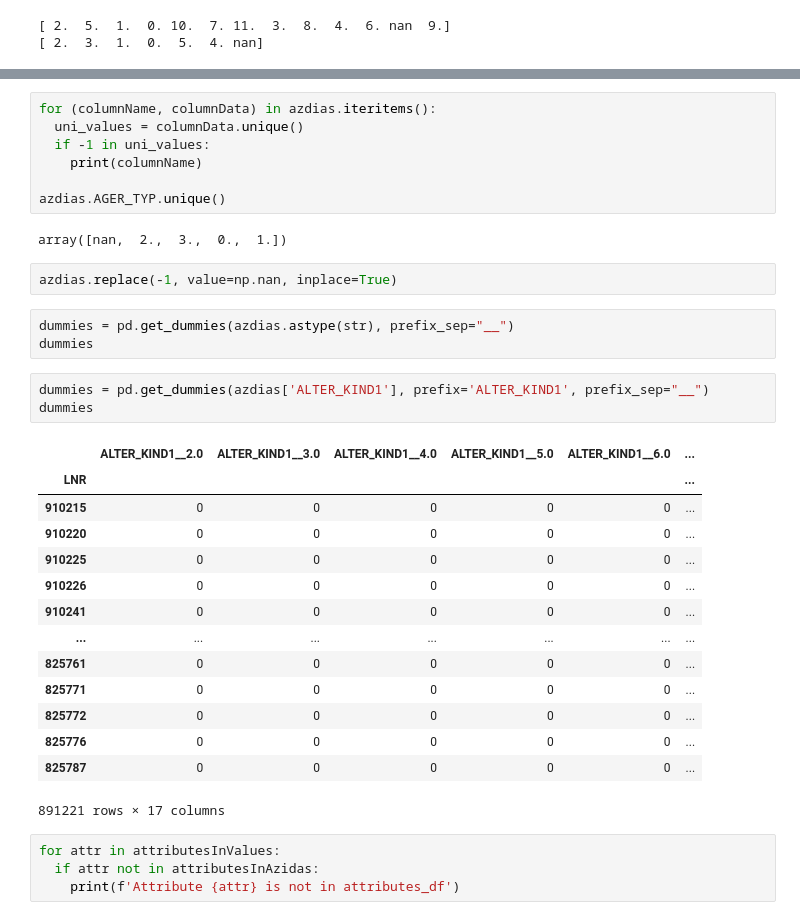
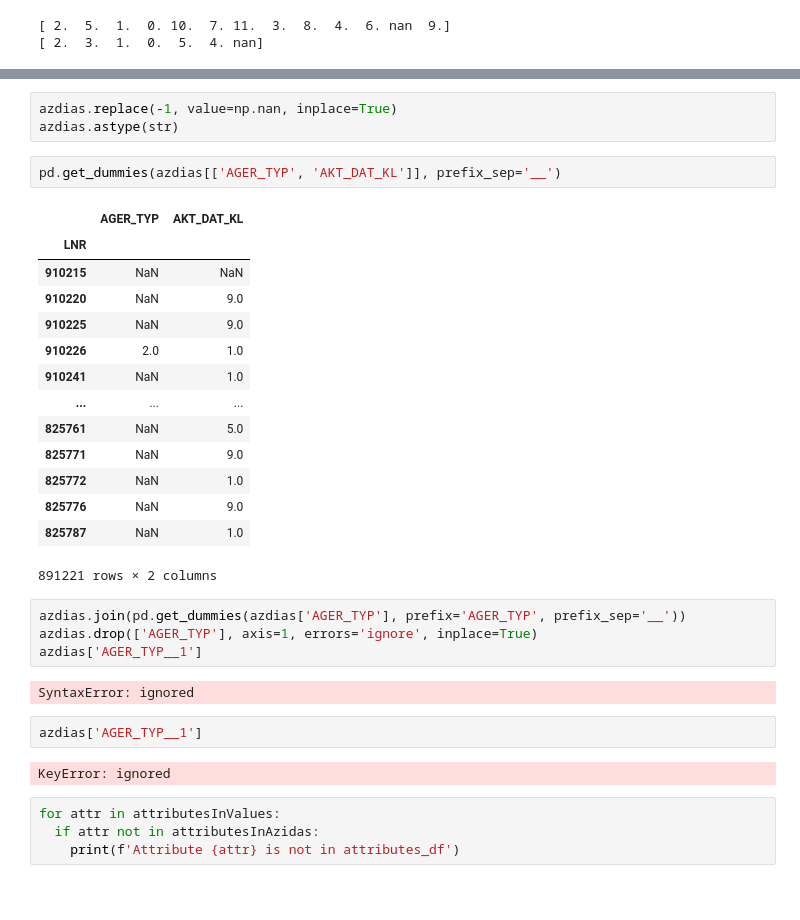
Before and after one commit to lqiang79/Java-Interview, a Jupyter notebook: Arvato_Project_Workbook_zh.ipynb, the cells around one changed output, grey strips where cells are left out. Drawn from its saved outputs; the diff is of its cells as text; blank space fills up the shorter version.

Commit message:
can not use the get_dummies

```diff
--- a/Arvato_Project_Workbook_zh.ipynb
+++ b/Arvato_Project_Workbook_zh.ipynb
@@ -594,35 +544,33 @@ WOHNDAUER_2008 has value [nan  9.  8.  3.  4.  5.  6.  2.  7.  1.]
-# %%
-for (columnName, columnData) in azdias.iteritems():
-  uni_values = columnData.unique()
-  if -1 in uni_values:
-    print(columnName)
-
-azdias.AGER_TYP.unique()
-# %% [output]
-array([nan,  2.,  3.,  0.,  1.])
 # %%
 azdias.replace(-1, value=np.nan, inplace=True)
+azdias.astype(str)
 # %%
-dummies = pd.get_dummies(azdias.astype(str), prefix_sep="__")
-dummies
+pd.get_dummies(azdias[['AGER_TYP', 'AKT_DAT_KL']], prefix_sep='__')
+# %% [output]
+|  | AGER_TYP | AKT_DAT_KL |
+| LNR |  |  |
+| 910215 | NaN | NaN |
+| 910220 | NaN | 9.0 |
+| 910225 | NaN | 9.0 |
+| 910226 | 2.0 | 1.0 |
+| 910241 | NaN | 1.0 |
+| ... | ... | ... |
+| 825761 | NaN | 5.0 |
+| 825771 | NaN | 9.0 |
+| 825772 | NaN | 1.0 |
+| 825776 | NaN | 9.0 |
+| 825787 | NaN | 1.0 |
+891221 rows × 2 columns
-# %%
-dummies = pd.get_dummies(azdias['ALTER_KIND1'], prefix='ALTER_KIND1', prefix_sep="__")
-dummies
-# %% [output]
-|  | ALTER_KIND1__2.0 | ALTER_KIND1__3.0 | ALTER_KIND1__4.0 | ALTER_KIND1__5.0 | ALTER_KIND1__6.0 | ... |
-| LNR |  |  |  |  |  | ... |
-| 910215 | 0 | 0 | 0 | 0 | 0 | ... |
-| 910220 | 0 | 0 | 0 | 0 | 0 | ... |
-| 910225 | 0 | 0 | 0 | 0 | 0 | ... |
-| 910226 | 0 | 0 | 0 | 0 | 0 | ... |
-| 910241 | 0 | 0 | 0 | 0 | 0 | ... |
-| ... | ... | ... | ... | ... | ... | ... |
-| 825761 | 0 | 0 | 0 | 0 | 0 | ... |
-| 825771 | 0 | 0 | 0 | 0 | 0 | ... |
-| 825772 | 0 | 0 | 0 | 0 | 0 | ... |
-| 825776 | 0 | 0 | 0 | 0 | 0 | ... |
-| 825787 | 0 | 0 | 0 | 0 | 0 | ... |
-891221 rows × 17 columns
+# %%
+azdias.join(pd.get_dummies(azdias['AGER_TYP'], prefix='AGER_TYP', prefix_sep='__'))
+azdias.drop(['AGER_TYP'], axis=1, errors='ignore', inplace=True)
+azdias['AGER_TYP__1']
+# %% [output]
+SyntaxError: ignored
+# %%
+azdias['AGER_TYP__1']
+# %% [output]
+KeyError: ignored
 # %%
 for attr in attributesInValues:
   if attr not in attributesInAzidas:
```
Also changed, not shown: parts of 8 cells of this notebook.
